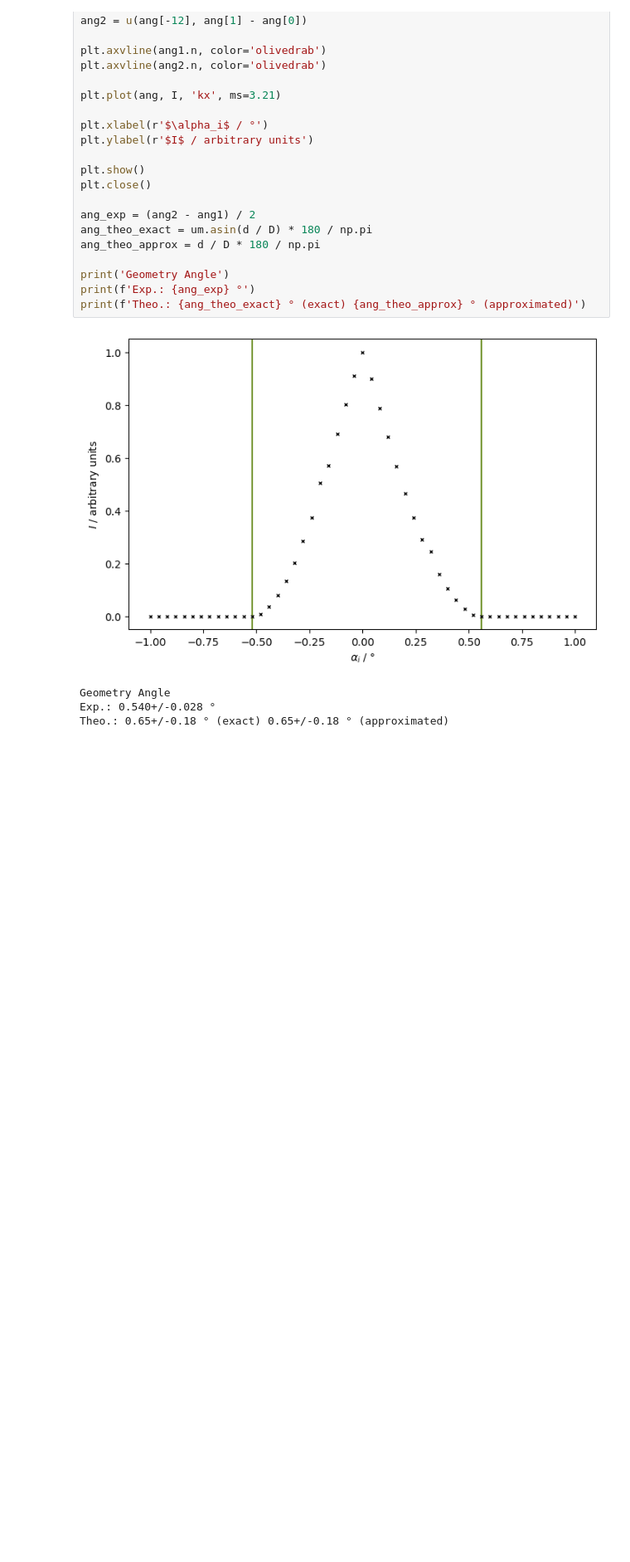
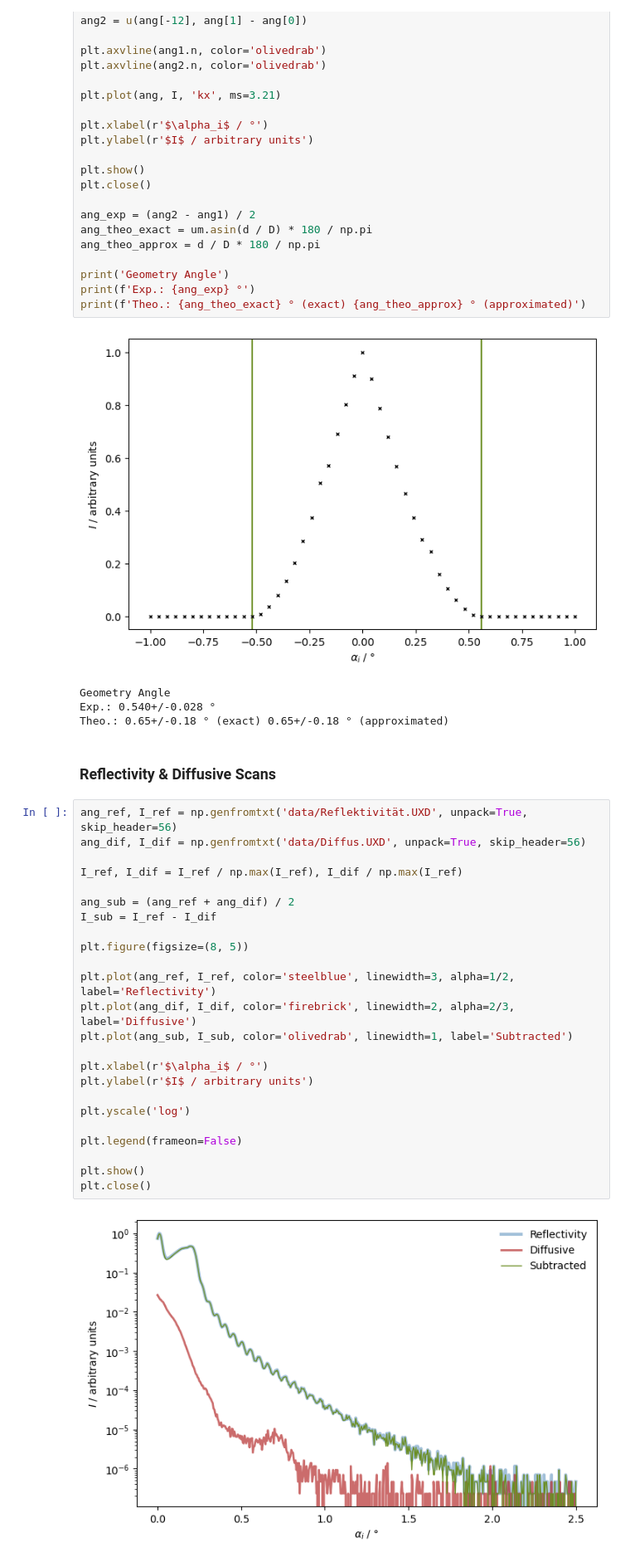
Before and after one commit to frtza/advancedlaboratory, a Jupyter notebook: V44/note.ipynb, the cells around one changed output. Shown at 83% size. Cells and saved outputs as stored; diff of their text form; blank space fills up the shorter version.

Commit message:
notebook
alles außer parratt und fresnel reflektivität

```diff
--- a/V44/note.ipynb
+++ b/V44/note.ipynb
@@ -143,3 +143,31 @@ print(f'Theo.: {ang_theo_exact} ° (exact) {ang_theo_approx} ° (approximated)')
 Geometry Angle
 Exp.: 0.540+/-0.028 °
 Theo.: 0.65+/-0.18 ° (exact) 0.65+/-0.18 ° (approximated)
+# %% [markdown]
+### Reflectivity & Diffusive Scans
+# %%
+ang_ref, I_ref = np.genfromtxt('data/Reflektivität.UXD', unpack=True, skip_header=56)
+ang_dif, I_dif = np.genfromtxt('data/Diffus.UXD', unpack=True, skip_header=56)
+
+I_ref, I_dif = I_ref / np.max(I_ref), I_dif / np.max(I_ref)
+
+ang_sub = (ang_ref + ang_dif) / 2
+I_sub = I_ref - I_dif
+
+plt.figure(figsize=(8, 5))
+
+plt.plot(ang_ref, I_ref, color='steelblue', linewidth=3, alpha=1/2, label='Reflectivity')
+plt.plot(ang_dif, I_dif, color='firebrick', linewidth=2, alpha=2/3, label='Diffusive')
+plt.plot(ang_sub, I_sub, color='olivedrab', linewidth=1, label='Subtracted')
+
+plt.xlabel(r'$\alpha_i$ / °')
+plt.ylabel(r'$I$ / arbitrary units')
+
+plt.yscale('log')
+
+plt.legend(frameon=False)
+
+plt.show()
+plt.close()
+# %% [output]
+[figure, added]
```
Also changed, not shown: parts of 5 cells of this notebook.
